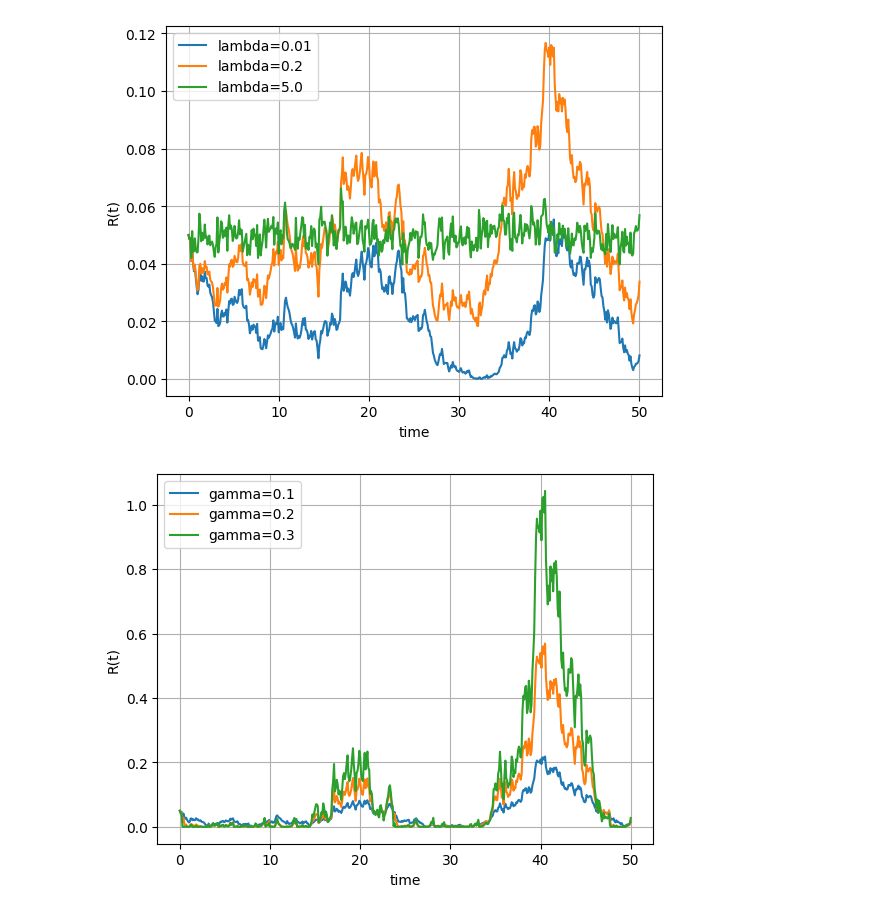
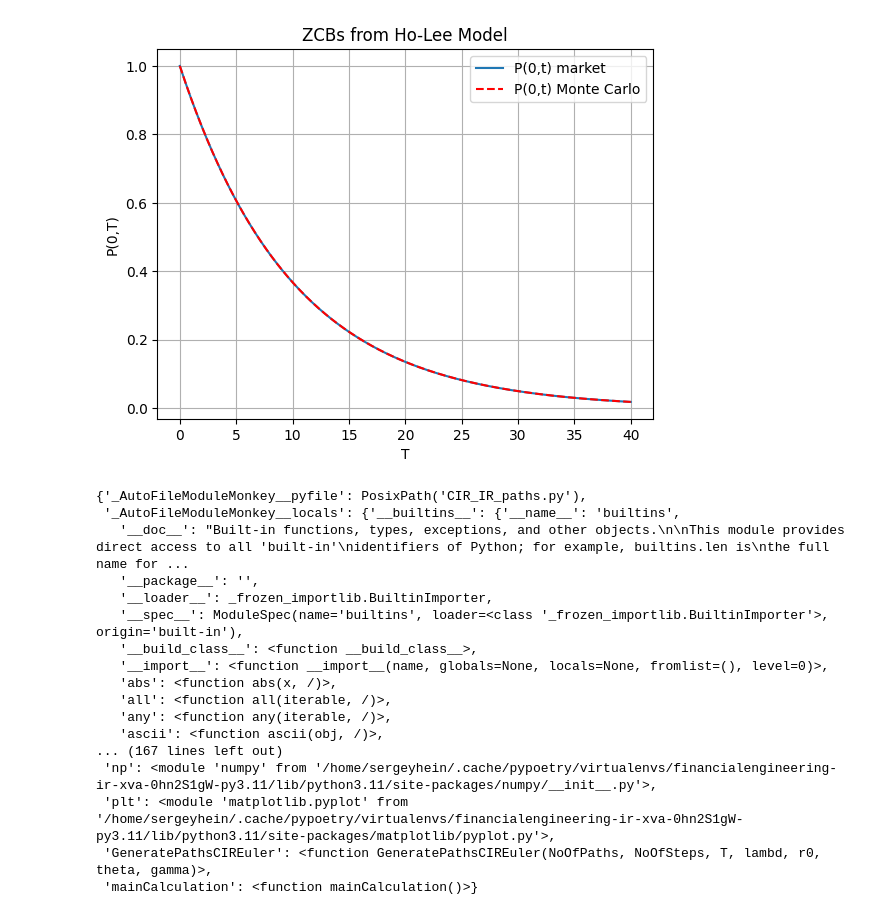
Before and after one commit to SergeyHein/FinancialEngineering_IR_xVA, a Jupyter notebook: Lecture 03-The HJM Framework/Materials/analysis.ipynb, the cells around one changed output. Drawn from its saved outputs; the diff is of its cells as text; code cells hidden in the pictures.

```diff
--- a/Lecture 03-The HJM Framework/Materials/analysis.ipynb
+++ b/Lecture 03-The HJM Framework/Materials/analysis.ipynb
@@ -3,5 +0,0 @@ from CIR_IR_paths import mainCalculation
-# %%
-mainCalculation()
-# %% [output]
-[figure, removed]
-[figure, removed]
@@ -7,0 +5,4 @@ mainCalculation()
+# %%
+hl_z = AutoFileModuleMonkey("Ho-Lee-ZCBs.py")
+# %% [output]
+[figure, added]
@@ -7,0 +13,20 @@ mainCalculation()
+# %%
+m.__dict__
+# %% [output]
+{'_AutoFileModuleMonkey__pyfile': PosixPath('CIR_IR_paths.py'),
+ '_AutoFileModuleMonkey__locals': {'__builtins__': {'__name__': 'builtins',
+   '__doc__': "Built-in functions, types, exceptions, and other objects.\n\nThis module provides direct access to all 'built-in'\nidentifiers of Python; for example, builtins.len is\nthe full name for ...
+   '__package__': '',
+   '__loader__': _frozen_importlib.BuiltinImporter,
+   '__spec__': ModuleSpec(name='builtins', loader=<class '_frozen_importlib.BuiltinImporter'>, origin='built-in'),
+   '__build_class__': <function __build_class__>,
+   '__import__': <function __import__(name, globals=None, locals=None, fromlist=(), level=0)>,
+   'abs': <function abs(x, /)>,
+   'all': <function all(iterable, /)>,
+   'any': <function any(iterable, /)>,
+   'ascii': <function ascii(obj, /)>,
+... (167 lines left out)
+ 'np': <module 'numpy' from '/home/sergeyhein/.cache/pypoetry/virtualenvs/financialengineering-ir-xva-0hn2S1gW-py3.11/lib/python3.11/site-packages/numpy/__init__.py'>,
+ 'plt': <module 'matplotlib.pyplot' from '/home/sergeyhein/.cache/pypoetry/virtualenvs/financialengineering-ir-xva-0hn2S1gW-py3.11/lib/python3.11/site-packages/matplotlib/pyplot.py'>,
+ 'GeneratePathsCIREuler': <function GeneratePathsCIREuler(NoOfPaths, NoOfSteps, T, lambd, r0, theta, gamma)>,
+ 'mainCalculation': <function mainCalculation()>}
```
Also changed, not shown: parts of 6 cells of this notebook, 7 other files.
